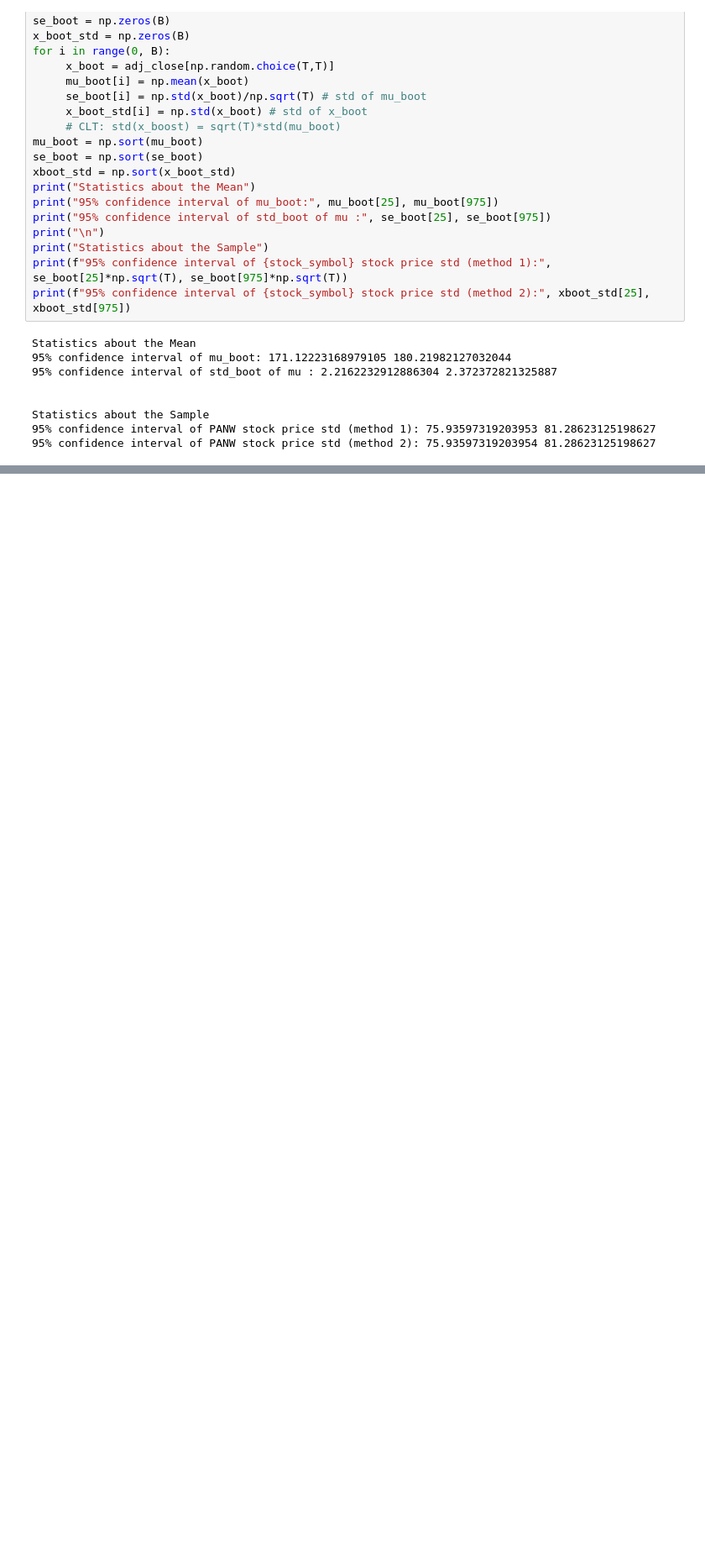
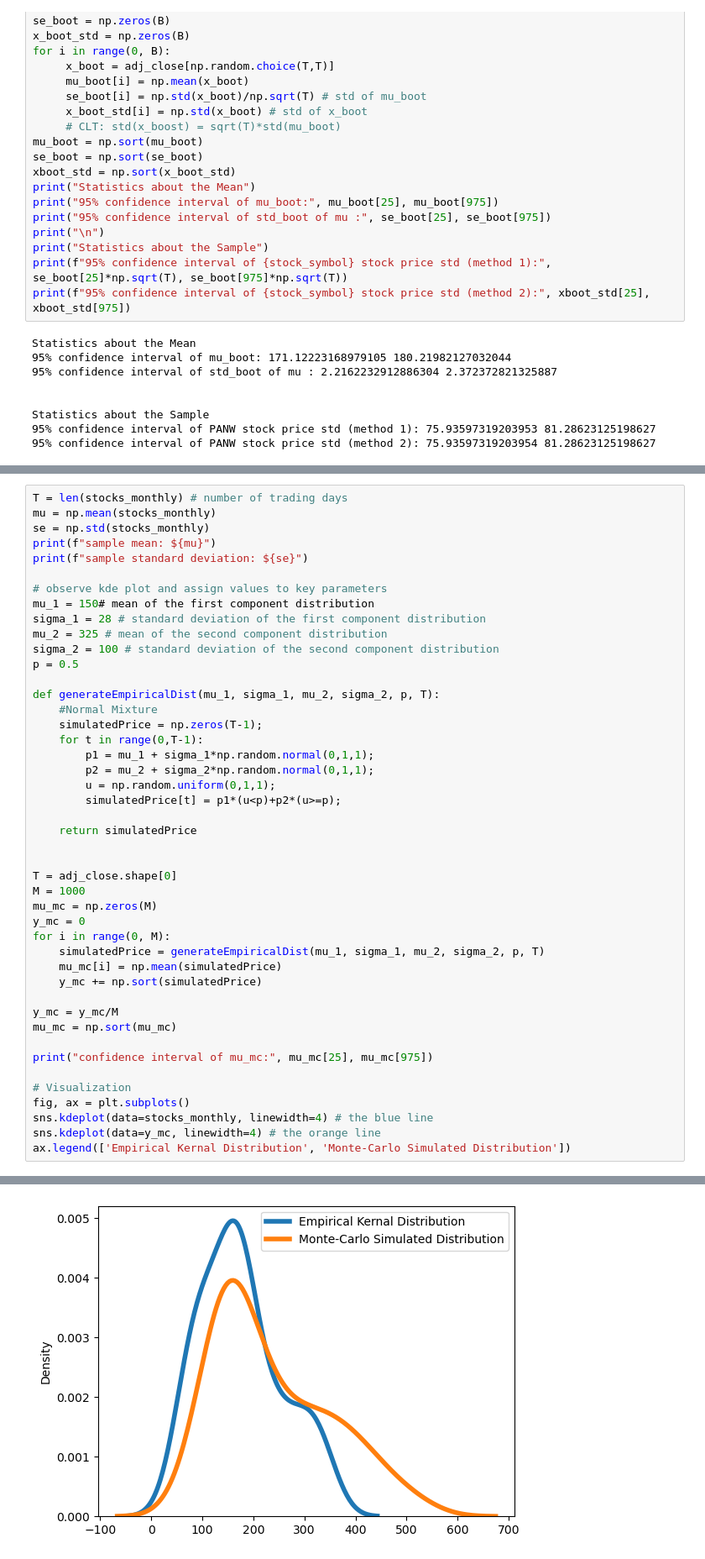
Before and after one commit to ZuiTaoNEU/datascience, a Jupyter notebook: assignment1.ipynb, the cells around one changed output, grey strips where cells are left out. Shown: that part at 84% size. Cells and saved outputs as stored; diff of their text form; blank space fills up the shorter version.

```diff
--- a/assignment1.ipynb
+++ b/assignment1.ipynb
@@ -158,0 +159,46 @@ confidence interval of mu_mc: 163.6794364144587 173.81345788196094
+# %%
+T = len(stocks_monthly) # number of trading days
+mu = np.mean(stocks_monthly)
+se = np.std(stocks_monthly)
+print(f"sample mean: ${mu}")
+print(f"sample standard deviation: ${se}")
+
+# observe kde plot and assign values to key parameters
+mu_1 = 150# mean of the first component distribution
+sigma_1 = 28 # standard deviation of the first component distribution
+mu_2 = 325 # mean of the second component distribution
+sigma_2 = 100 # standard deviation of the second component distribution
+p = 0.5
+
+def generateEmpiricalDist(mu_1, sigma_1, mu_2, sigma_2, p, T):
+    #Normal Mixture
+    simulatedPrice = np.zeros(T-1);
+    for t in range(0,T-1):
+        p1 = mu_1 + sigma_1*np.random.normal(0,1,1);
+        p2 = mu_2 + sigma_2*np.random.normal(0,1,1);
+        u = np.random.uniform(0,1,1);
+        simulatedPrice[t] = p1*(u<p)+p2*(u>=p);
+
+    return simulatedPrice
+
+
+T = adj_close.shape[0]
+M = 1000
+mu_mc = np.zeros(M)
+y_mc = 0
+for i in range(0, M):
+    simulatedPrice = generateEmpiricalDist(mu_1, sigma_1, mu_2, sigma_2, p, T)
+    mu_mc[i] = np.mean(simulatedPrice)
+    y_mc += np.sort(simulatedPrice)
+
+y_mc = y_mc/M
+mu_mc = np.sort(mu_mc)
+
+print("confidence interval of mu_mc:", mu_mc[25], mu_mc[975])
+
+# Visualization
+fig, ax = plt.subplots()
+sns.kdeplot(data=stocks_monthly, linewidth=4) # the blue line
+sns.kdeplot(data=y_mc, linewidth=4) # the orange line
+ax.legend(['Empirical Kernal Distribution', 'Monte-Carlo Simulated Distribution'])
+# %% [output]
@@ -159,3 +209,4 @@ confidence interval of mu_mc: 163.6794364144587 173.81345788196094
+[figure, added]
 # %%
 
 # Given parameters
```
Also changed, not shown: parts of 4 cells of this notebook.
